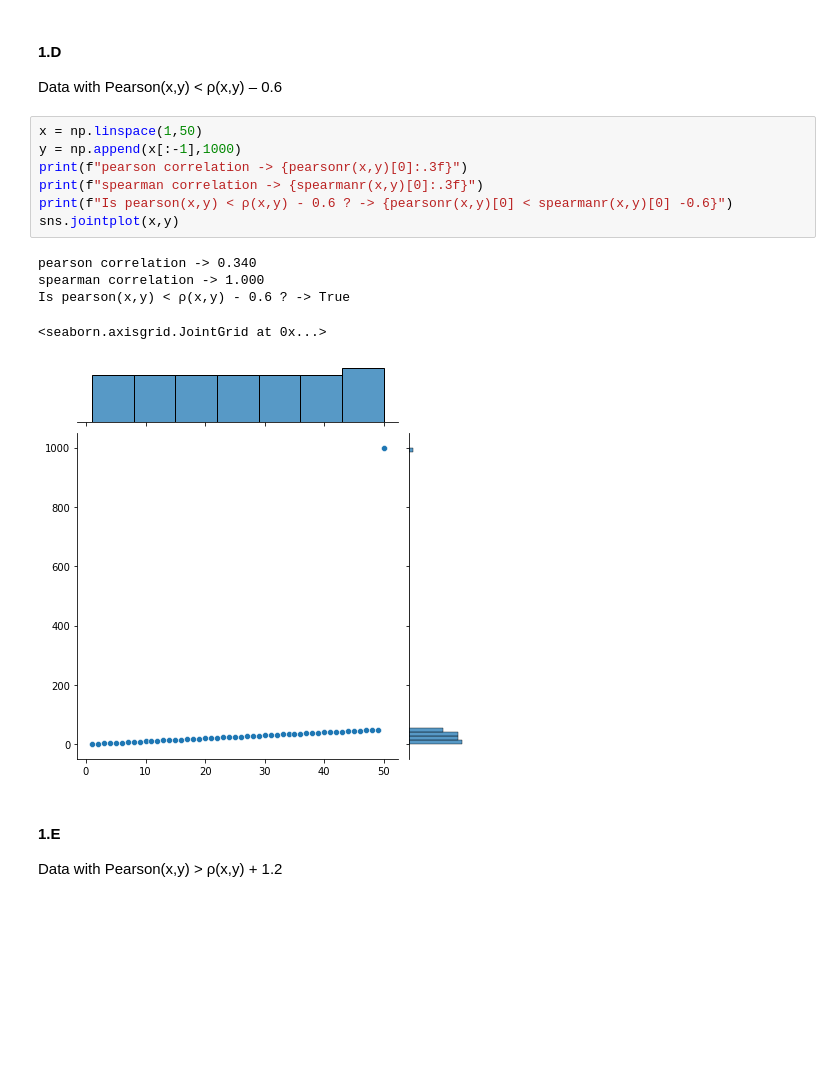
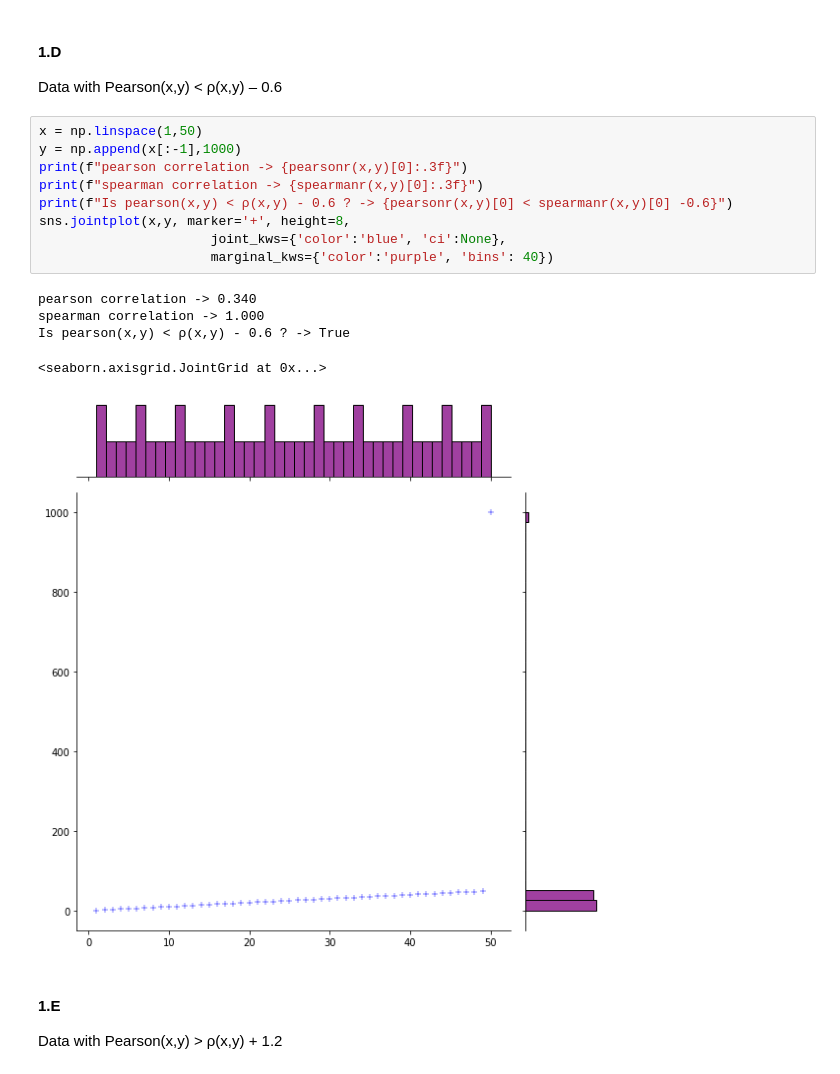
Before and after one commit to Omergral/Statistics_DataAnalysis_Msc, a Jupyter notebook: HW/HW3/HW3.ipynb, the cells around one changed output. Saved outputs shown, nothing was run; the diff lists cells and outputs as text; blank space fills up the shorter version.

```diff
--- a/HW/HW3/HW3.ipynb
+++ b/HW/HW3/HW3.ipynb
@@ -78,16 +112,18 @@ Data with Pearson(x,y) < ρ(x,y) – 0.6
 # %%
 x = np.linspace(1,50)
 y = np.append(x[:-1],1000)
 print(f"pearson correlation -> {pearsonr(x,y)[0]:.3f}")
 print(f"spearman correlation -> {spearmanr(x,y)[0]:.3f}")
 print(f"Is pearson(x,y) < ρ(x,y) - 0.6 ? -> {pearsonr(x,y)[0] < spearmanr(x,y)[0] -0.6}")
-sns.jointplot(x,y)
+sns.jointplot(x,y, marker='+', height=8,
+                      joint_kws={'color':'blue', 'ci':None},
+                      marginal_kws={'color':'purple', 'bins': 40})
 # %% [output]
 pearson correlation -> 0.340
 spearman correlation -> 1.000
 Is pearson(x,y) < ρ(x,y) - 0.6 ? -> True
 <seaborn.axisgrid.JointGrid at 0x...>
-[figure, old version]
+[figure, new version]
 # %% [markdown]
 #### 1.E
 Data with Pearson(x,y) > ρ(x,y) + 1.2
```
Also changed, not shown: parts of 11 cells of this notebook.
